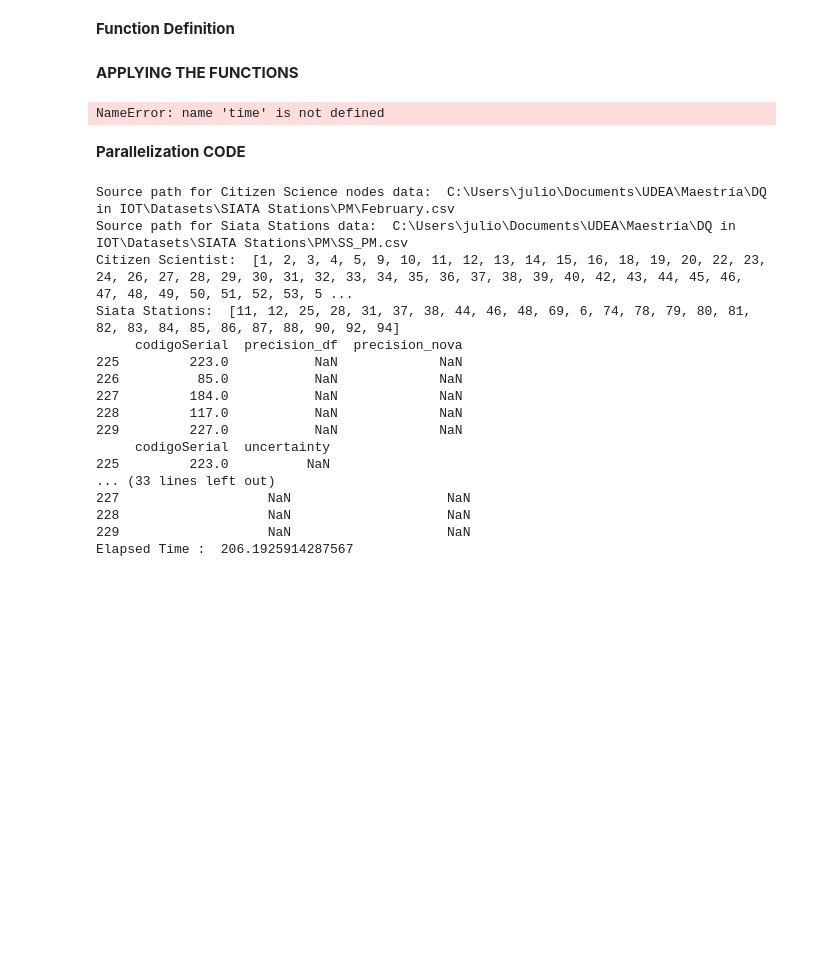
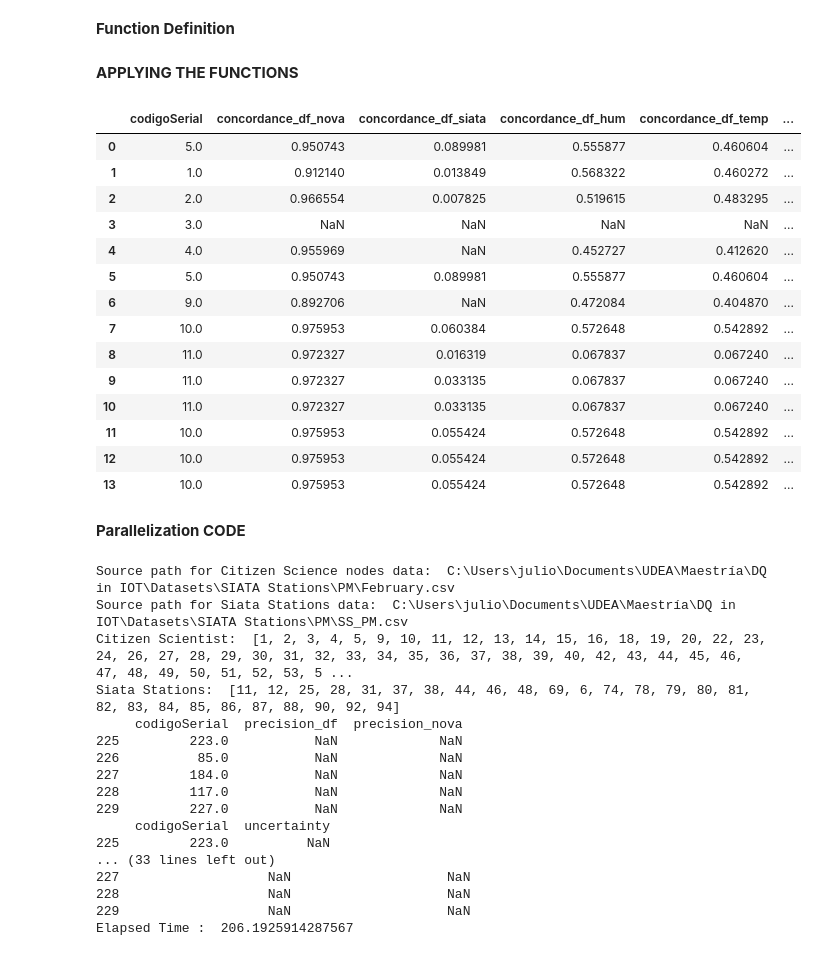
Before and after one commit to julioeagle/DQ_Repo, a Jupyter notebook: Total DQ measurement SIATA.ipynb, the cells around one changed output. Saved outputs shown, nothing was run; the diff lists cells and outputs as text; code cells hidden in the pictures; blank space fills up the shorter version.

Commit message:
Concordance function was fixed in main file
Concordance function was fixed, pending to fix in DQ.py file.

```diff
--- a/Total DQ measurement SIATA.ipynb
+++ b/Total DQ measurement SIATA.ipynb
@@ -971,19 +971,44 @@ def concordance(node, df_window):
     df_window['v_pm25']=np.nan
 
     Closest_Station=Distances.codigoSerial_ES.loc[node]
+    Closest_Station2=Distances.codigoSerial_ES2.loc[node]
+
+    #df_window=CC[node][(CC[node]['fechaHora'] >= start_time) & (CC[node]['fechaHora'] <= end_time)]
+
     if Closest_Station in SS.keys():
+
         #Clean values out of range
         SS[Closest_Station].loc[SS[Closest_Station]["pm25"]<=0,"pm25"]=np.nan
+        aux_SS=SS[Closest_Station][(SS[Closest_Station]['Fecha_Hora'] >= start_time) & (SS[Closest_Station]['Fecha_Hora'] <= end_time)]
+        aux_SS.reset_index(drop=True, inplace=True)
+        #print("Estación Siata Mas Cercana\n",aux_SS)
+        #print(aux_SS)
+        #print(df_window)
+
         for time in df_window.fechaHora:
 
-            idx=SS[Closest_Station].Fecha_Hora.searchsorted(time,side="right")
-            #print(idx, SS[Closest_Station].Fecha_Hora.loc[idx], time)
-            v=SS[Closest_Station].loc[idx,"pm25"]
+            #if aux_SS.Fecha_Hora.min()<=time<=aux_SS.Fecha_Hora.max():
+            #print(aux_SS.Fecha_Hora.min(), aux_SS.Fecha_Hora.max())
+            #print (time)
+            idx=aux_SS.Fecha_Hora.searchsorted(time,side="right")
+            if idx in aux_SS.index:
+
+                #print (idx)
+                #print(idx, time, aux_SS.Fecha_Hora.loc[idx])
+                v=aux_SS.loc[idx,"pm25"]
+                #print(v)
+
             df_window.loc[df_window.fechaHora == time,"v_pm25"]=v
 
     #Comparability / Concordance
-    corr_df = df_window.loc[:,["pm25_df","pm25_nova","v_pm25","temperatura","humedad_relativa"]].corr().iloc[0].abs()
+
+
+    corr_df =   df_window.loc[:,["pm25_df","pm25_nova","v_pm25","temperatura","humedad_relativa"]].corr().iloc[0].abs()
+    #print(corr_df)
+
     corr_nova = df_window.loc[:,["pm25_df","pm25_nova","v_pm25","temperatura","humedad_relativa"]].corr().iloc[1].abs()
+    #print(corr_nova)
+    #print(corr_df.v_pm25,corr_nova.v_pm25)
     conco_dict={"codigoSerial":node,"concordance_df_nova":corr_df.pm25_nova,
                 "concordance_df_siata":corr_df.v_pm25,"concordance_df_hum":corr_df.humedad_relativa,"concordance_df_temp":corr_df.temperatura,
                 "concordance_nova_siata":corr_nova.v_pm25,"concordance_nova_hum":corr_nova.humedad_relativa,"concordance_nova_temp":corr_nova.temperatura}
@@ -1028,7 +1053,8 @@ df_uncer = pd.DataFrame(columns =["codigoSerial","uncertainty"])
 df_conco = pd.DataFrame(columns =["codigoSerial","concordance_df_nova","concordance_df_siata","concordance_df_hum","concordance_df_temp","concordance_nova_siata","concordance_nova_hum","concordance_nova_temp"])
 
 contador=0
-for nubes in CC.keys():
+#for nubes in CC.keys():
+for nubes in range(1,3):
     contador+=1
     #CC[nube]["v_pm25"] = np.nan
     #CC[nube]["alpha_df"] = np.nan
@@ -1058,22 +1084,37 @@ for nubes in CC.keys():
     print("%d. Nube: %d, Overall concordance, "%(contador,nubes))
 t1 = time.time() - t0
 print("Time elapsed: ", t1)
-# %% [output]
-NameError: name 'time' is not defined
 # %%
 #TEST CODE TO CHECK THE FUNCTIONS
 
-node=90
+node=10
 df_window=clean_data(node, CC, start_time, end_time)
+#print(df_window)
 #df_preci = pd.DataFrame(columns =["codigoSerial","precision_df","precision_nova",])
 #df_uncer = pd.DataFrame(columns =["codigoSerial","uncertainty","uncertainty_group"])
 #df_conco = pd.DataFrame(columns =["codigoSerial","concordance_df_nova","concordance_df_siata","concordance_df_hum","concordance_df_temp","concordance_nova_siata","concordance_nova_hum","concordance_nova_temp"])
 #df_accur = pd.DataFrame(columns =['codigoSerial', 'dist', 'acc_nova', 'acc_df'])
 #df_comple = pd.DataFrame(columns =["codigoSerial","completeness_df","completeness_nova"])
 
 
-df_comple=df_comple.append(completeness(node, df_window), ignore_index = True)
-df_comple
+df_conco=df_conco.append(concordance(node, df_window), ignore_index = True)
+df_conco
+# %% [output]
+|  | codigoSerial | concordance_df_nova | concordance_df_siata | concordance_df_hum | concordance_df_temp | ... |
+| 0 | 5.0 | 0.950743 | 0.089981 | 0.555877 | 0.460604 | ... |
+| 1 | 1.0 | 0.912140 | 0.013849 | 0.568322 | 0.460272 | ... |
+| 2 | 2.0 | 0.966554 | 0.007825 | 0.519615 | 0.483295 | ... |
+| 3 | 3.0 | NaN | NaN | NaN | NaN | ... |
+| 4 | 4.0 | 0.955969 | NaN | 0.452727 | 0.412620 | ... |
+| 5 | 5.0 | 0.950743 | 0.089981 | 0.555877 | 0.460604 | ... |
+| 6 | 9.0 | 0.892706 | NaN | 0.472084 | 0.404870 | ... |
+| 7 | 10.0 | 0.975953 | 0.060384 | 0.572648 | 0.542892 | ... |
+| 8 | 11.0 | 0.972327 | 0.016319 | 0.067837 | 0.067240 | ... |
+| 9 | 11.0 | 0.972327 | 0.033135 | 0.067837 | 0.067240 | ... |
+| 10 | 11.0 | 0.972327 | 0.033135 | 0.067837 | 0.067240 | ... |
+| 11 | 10.0 | 0.975953 | 0.055424 | 0.572648 | 0.542892 | ... |
+| 12 | 10.0 | 0.975953 | 0.055424 | 0.572648 | 0.542892 | ... |
+| 13 | 10.0 | 0.975953 | 0.055424 | 0.572648 | 0.542892 | ... |
 # %% [markdown]
 **Parallelization CODE**
 # %%
```
Also changed, not shown: parts of 6 cells of this notebook, 1 other file.
